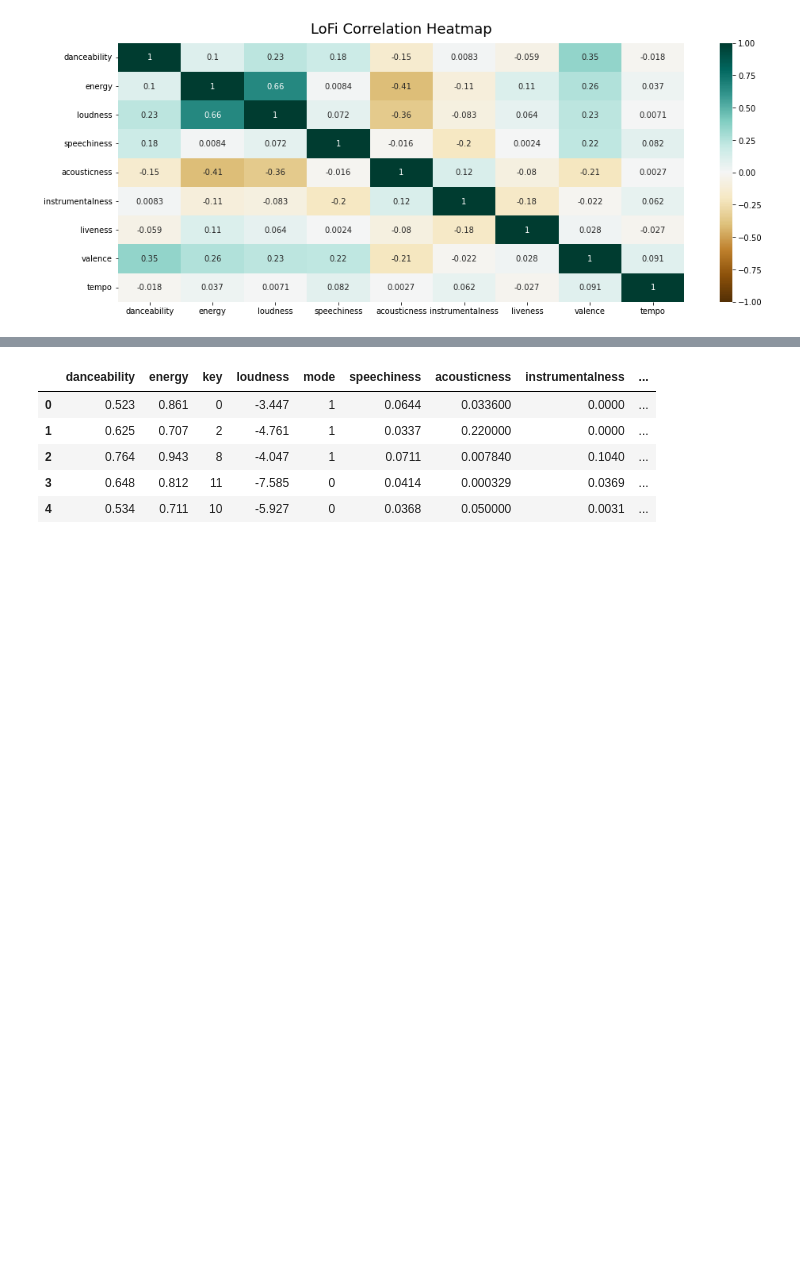
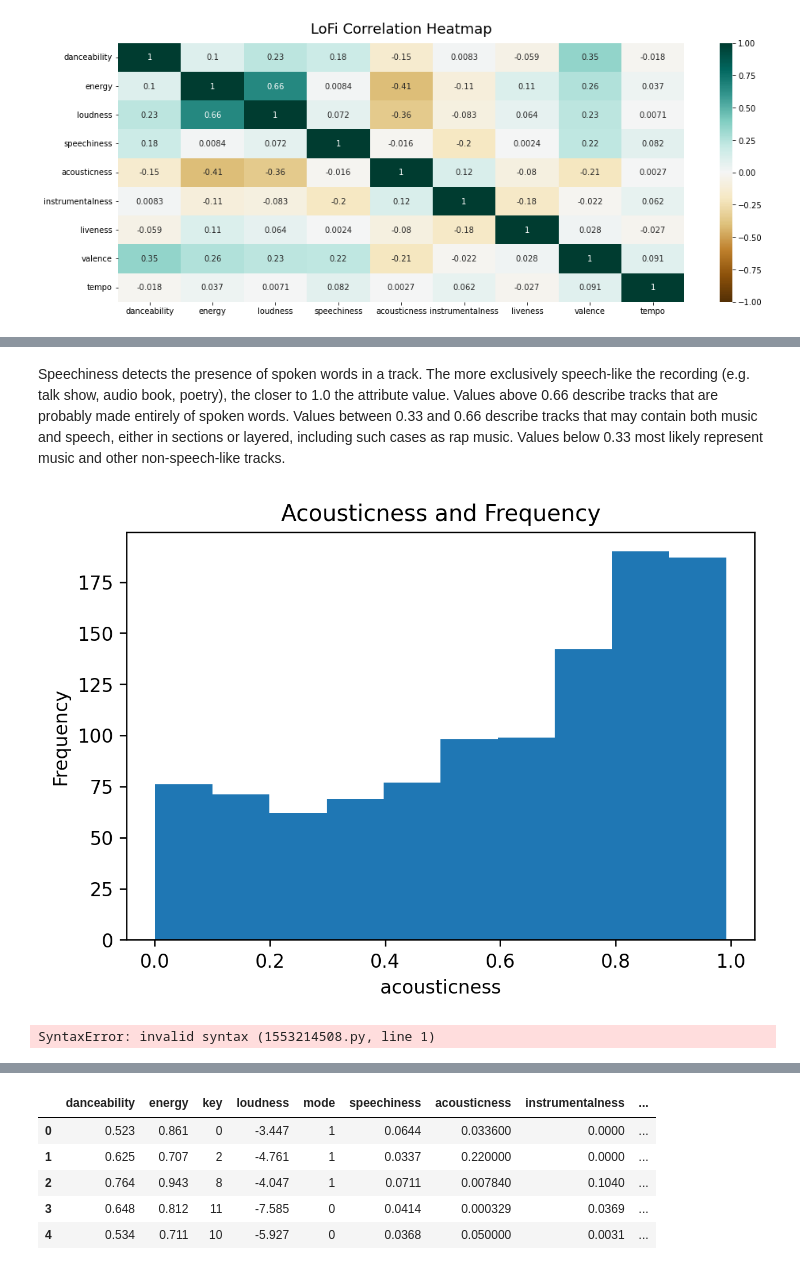
Before and after one commit to kchiev215/Spotify_EDM_Lofi_Analysis, a Jupyter notebook: Data_Analysis.ipynb, the cells around one changed output, grey strips where cells are left out. Drawn from its saved outputs; the diff is of its cells as text; code cells hidden in the pictures; blank space fills up the shorter version.

```diff
--- a/Data_Analysis.ipynb
+++ b/Data_Analysis.ipynb
@@ -142,0 +195,14 @@ See the caveats in the documentation: https://pandas.pydata.org/pandas-docs/stab
+# %% [markdown]
+Speechiness detects the presence of spoken words in a track. The more exclusively speech-like the recording (e.g. talk show, audio book, poetry), the closer to 1.0 the attribute value. Values above 0.66 describe tracks that are probably made entirely of spoken words. Values between 0.33 and 0.66 describe tracks that may contain both music and speech, either in sections or layered, including such cases as rap music. Values below 0.33 most likely represent music and other non-speech-like tracks.
+# %%
+plt.figure(figsize=(6,4), dpi= 240)
+plt.hist(x=df_lofi_eval['acousticness'])
+plt.xlabel('acousticness'), plt.ylabel('Frequency')
+plt.title('Acousticness and Frequency')
+plt.show()
+# %% [output]
+[figure, added]
+# %%
+A confidence measure from 0.0 to 1.0 of whether the track is acoustic. 1.0 represents high confidence the track is acoustic.
+# %% [output]
+SyntaxError: invalid syntax (1553214508.py, line 1)
```
Also changed, not shown: parts of 31 cells of this notebook.
